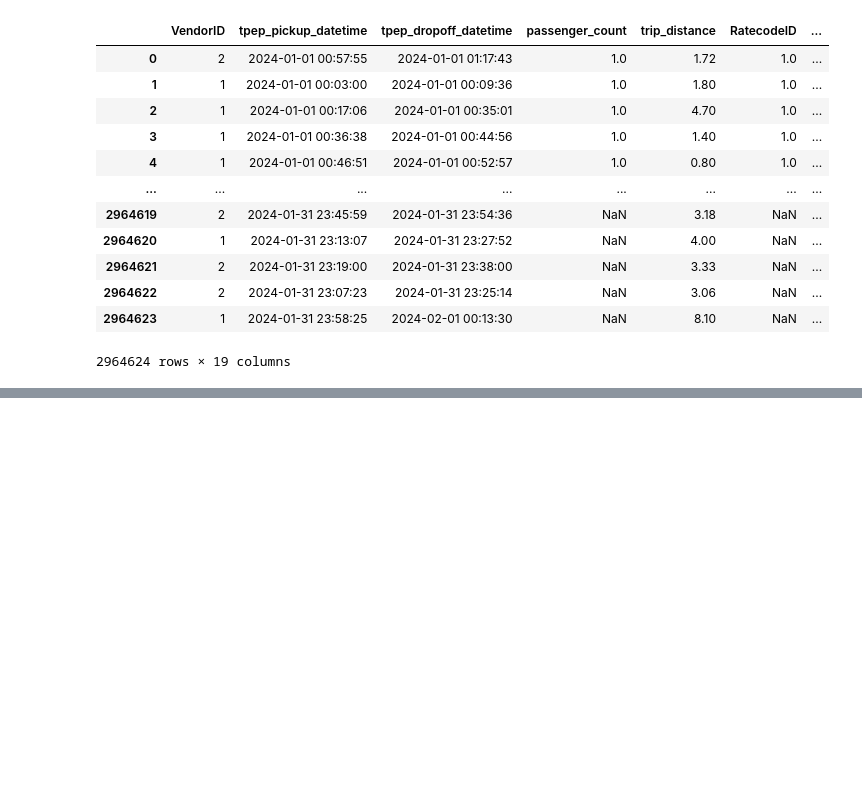
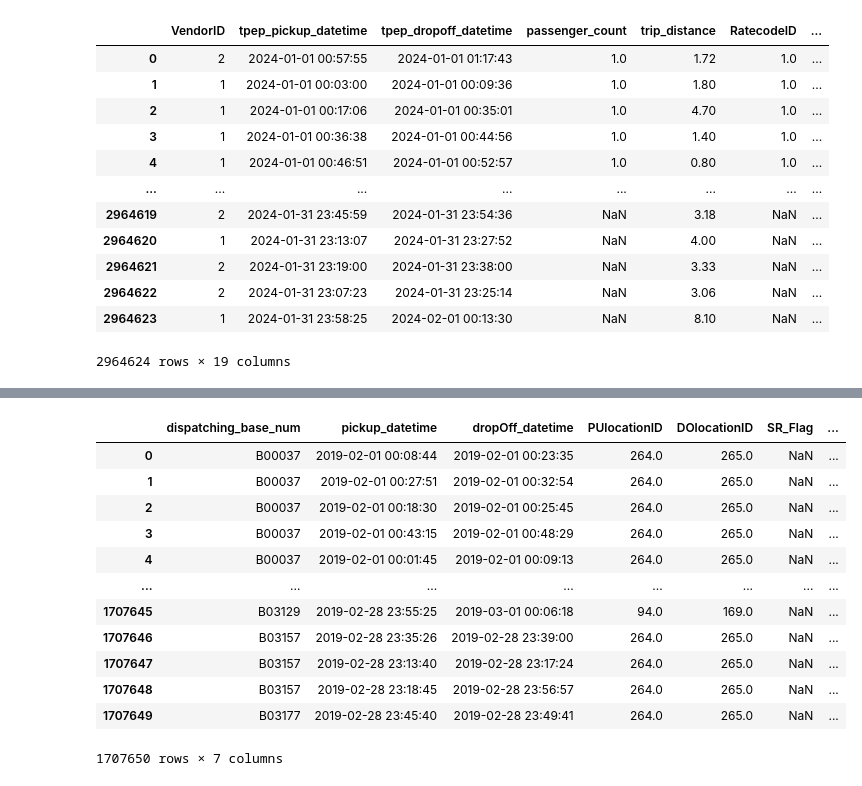
Before and after one commit to Hrishi0115/NYC_taxi_project, a Jupyter notebook: hrishi_testing/eda.ipynb, the cells around one changed output, grey strips where cells are left out. Cells and saved outputs as stored; diff of their text form; code cells hidden in the pictures; blank space fills up the shorter version.

```diff
--- a/hrishi_testing/eda.ipynb
+++ b/hrishi_testing/eda.ipynb
@@ -21,0 +41,19 @@ display(trips)
+# %%
+f_fhv = r"C:\Users\HrishiSingh\Downloads\fhv_tripdata_2019-02.parquet"
+fhv = pq.read_table(f_fhv)
+fhv = fhv.to_pandas()
+display(fhv)
+# %% [output]
+|  | dispatching_base_num | pickup_datetime | dropOff_datetime | PUlocationID | DOlocationID | SR_Flag | ... |
+| 0 | B00037 | 2019-02-01 00:08:44 | 2019-02-01 00:23:35 | 264.0 | 265.0 | NaN | ... |
+| 1 | B00037 | 2019-02-01 00:27:51 | 2019-02-01 00:32:54 | 264.0 | 265.0 | NaN | ... |
+| 2 | B00037 | 2019-02-01 00:18:30 | 2019-02-01 00:25:45 | 264.0 | 265.0 | NaN | ... |
+| 3 | B00037 | 2019-02-01 00:43:15 | 2019-02-01 00:48:29 | 264.0 | 265.0 | NaN | ... |
+| 4 | B00037 | 2019-02-01 00:01:45 | 2019-02-01 00:09:13 | 264.0 | 265.0 | NaN | ... |
+| ... | ... | ... | ... | ... | ... | ... | ... |
+| 1707645 | B03129 | 2019-02-28 23:55:25 | 2019-03-01 00:06:18 | 94.0 | 169.0 | NaN | ... |
+| 1707646 | B03157 | 2019-02-28 23:35:26 | 2019-02-28 23:39:00 | 264.0 | 265.0 | NaN | ... |
+| 1707647 | B03157 | 2019-02-28 23:13:40 | 2019-02-28 23:17:24 | 264.0 | 265.0 | NaN | ... |
+| 1707648 | B03157 | 2019-02-28 23:18:45 | 2019-02-28 23:56:57 | 264.0 | 265.0 | NaN | ... |
+| 1707649 | B03177 | 2019-02-28 23:45:40 | 2019-02-28 23:49:41 | 264.0 | 265.0 | NaN | ... |
+1707650 rows × 7 columns
```
Also changed, not shown: parts of 4 cells of this notebook.
